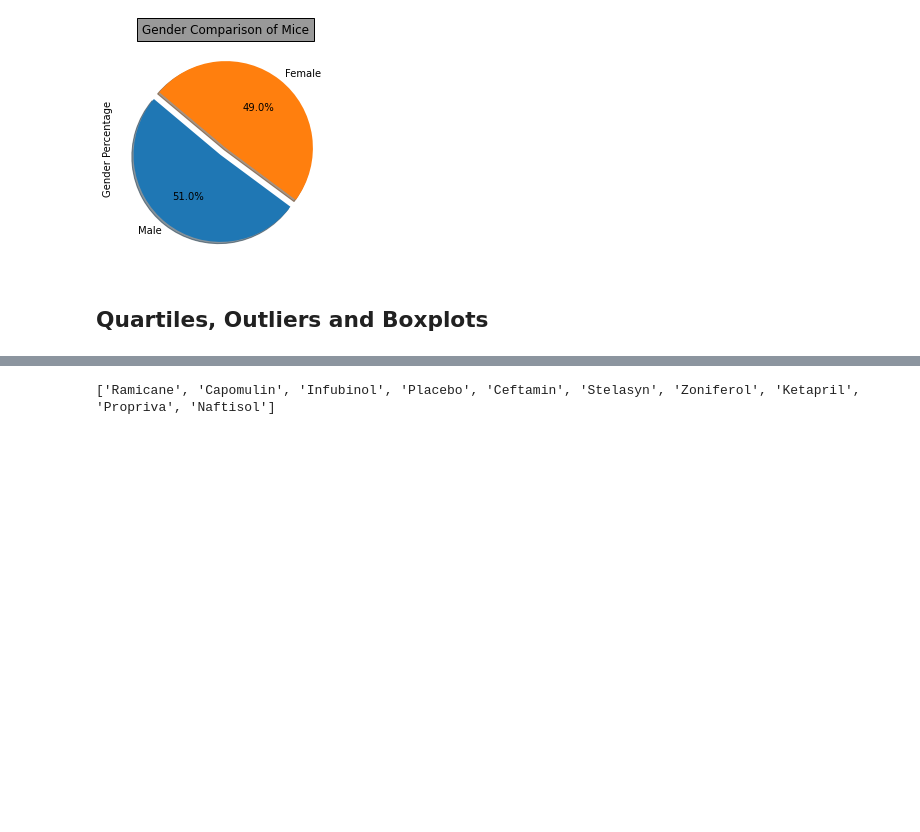
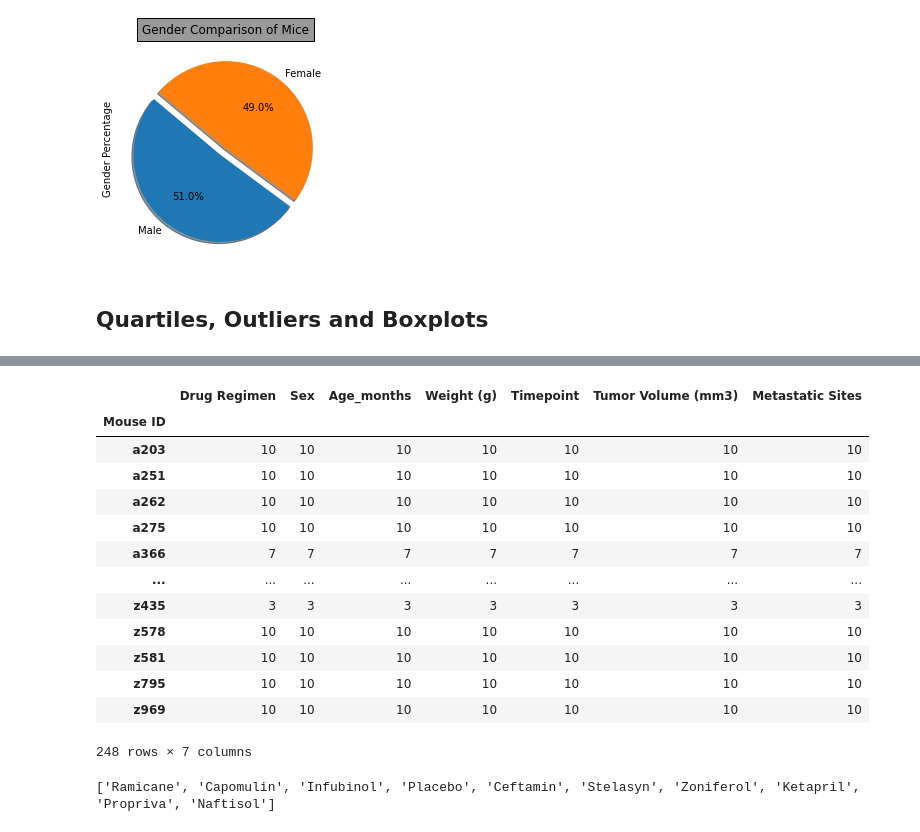
Before and after one commit to jforbis/matplotlib-pymaceuticals, a Jupyter notebook: pymaceuticals_JF.ipynb, the cells around one changed output, grey strips where cells are left out. Drawn from its saved outputs; the diff is of its cells as text; code cells hidden in the pictures; blank space fills up the shorter version.

```diff
--- a/pymaceuticals_JF.ipynb
+++ b/pymaceuticals_JF.ipynb
@@ -209,3 +214,35 @@ filt_clean_df.head()
+# %%
+
+
+finalSort = clean_df.groupby(["Mouse ID"]).count()
+finalSort
+# finalTime = finalSort["Timepoint"].max()
+# finalTime
+# timeDf = pd.DataFrame({"Final Timepoint": finalTime})
+
+# Merge this group df with the original dataframe to get the tumor volume at the last timepoint
+
+# finalDf = pd.merge(clean_df, timeDf, on="Mouse ID")
+# finalDf.head(50-100)
+
+# finalWeightDf = finalDf.loc[finalDf["Timepoint"] == (finalDf["Final Timepoint"]), [
+#     "Mouse ID", "Drug Regimen", "Weight (g)", "Tumor Volume (mm3)"]]
+# finalWeightDf
+# %% [output]
+|  | Drug Regimen | Sex | Age_months | Weight (g) | Timepoint | Tumor Volume (mm3) | Metastatic Sites |
+| Mouse ID |  |  |  |  |  |  |  |
+| a203 | 10 | 10 | 10 | 10 | 10 | 10 | 10 |
+| a251 | 10 | 10 | 10 | 10 | 10 | 10 | 10 |
+| a262 | 10 | 10 | 10 | 10 | 10 | 10 | 10 |
+| a275 | 10 | 10 | 10 | 10 | 10 | 10 | 10 |
+| a366 | 7 | 7 | 7 | 7 | 7 | 7 | 7 |
+| ... | ... | ... | ... | ... | ... | ... | ... |
+| z435 | 3 | 3 | 3 | 3 | 3 | 3 | 3 |
+| z578 | 10 | 10 | 10 | 10 | 10 | 10 | 10 |
+| z581 | 10 | 10 | 10 | 10 | 10 | 10 | 10 |
+| z795 | 10 | 10 | 10 | 10 | 10 | 10 | 10 |
+| z969 | 10 | 10 | 10 | 10 | 10 | 10 | 10 |
+248 rows × 7 columns
 # %%
 # Put treatments into a list for for loop (and later for plot labels)
 treatments = []
```
Also changed, not shown: parts of 2 cells of this notebook.
